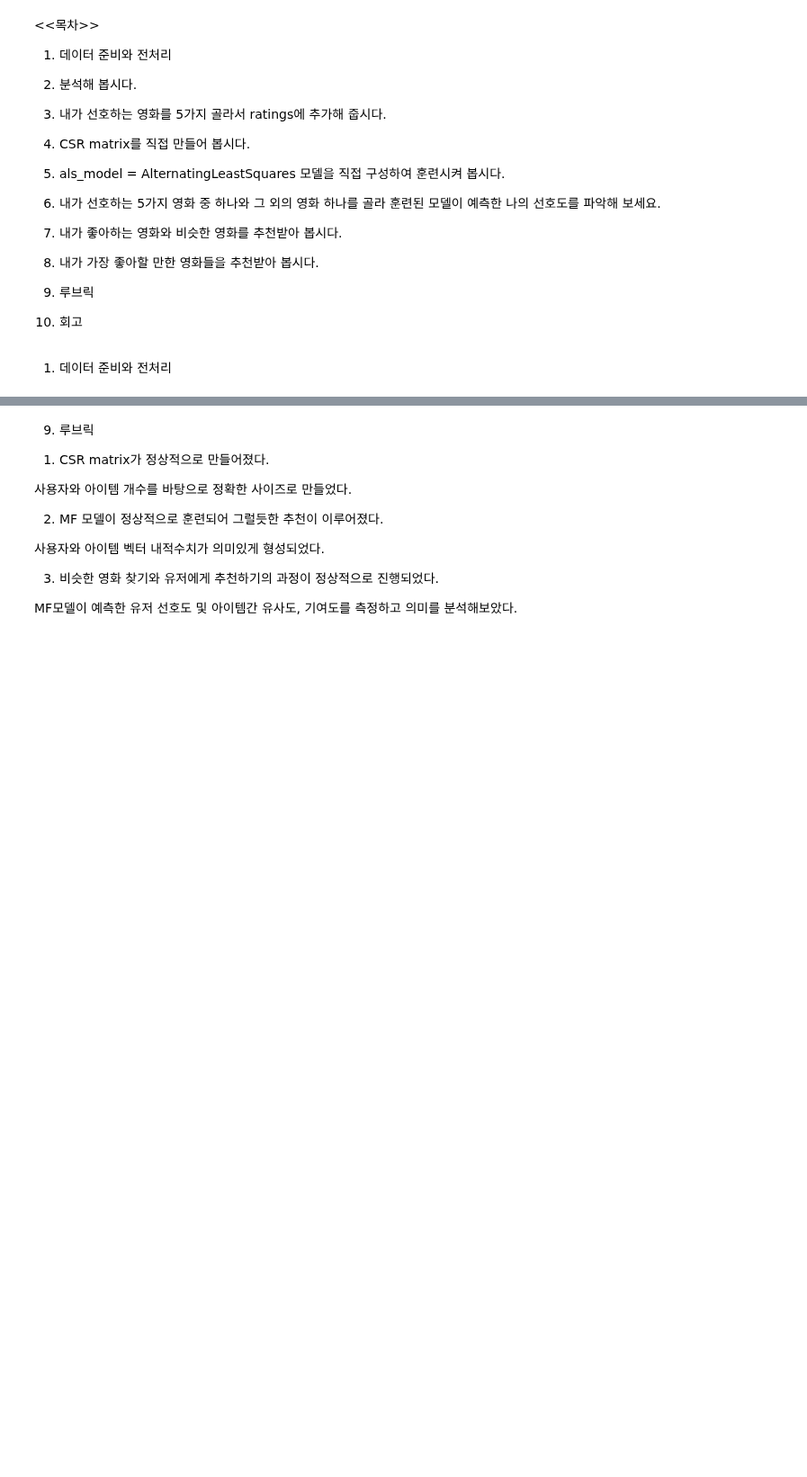
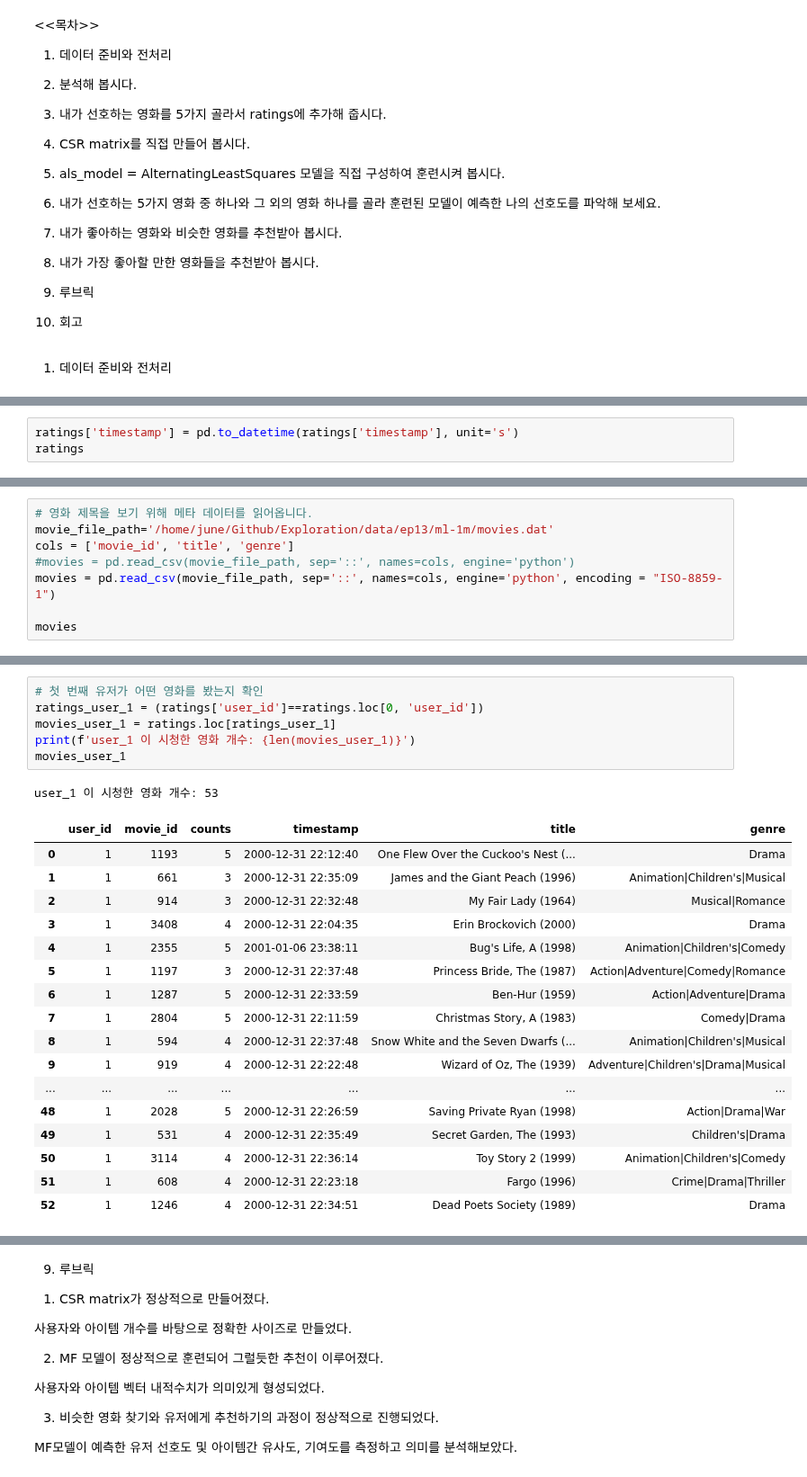
Before and after one commit to F100d4U/Exploration, a Jupyter notebook: [EP13]recommander.ipynb, the cells around one changed output, grey strips where cells are left out. Shown at 90% size. Saved outputs shown, nothing was run; the diff lists cells and outputs as text; blank space fills up the shorter version.

```diff
--- a/[EP13]recommander.ipynb
+++ b/[EP13]recommander.ipynb
@@ -27,0 +178,3 @@
+# %%
+ratings['timestamp'] = pd.to_datetime(ratings['timestamp'], unit='s')
+ratings
@@ -27,0 +247,8 @@
+# %%
+# 영화 제목을 보기 위해 메타 데이터를 읽어옵니다.
+movie_file_path='/home/june/Github/Exploration/data/ep13/ml-1m/movies.dat'
+cols = ['movie_id', 'title', 'genre']
+#movies = pd.read_csv(movie_file_path, sep='::', names=cols, engine='python')
+movies = pd.read_csv(movie_file_path, sep='::', names=cols, engine='python', encoding = "ISO-8859-1")
+
+movies
@@ -27,0 +395,25 @@
+# %%
+# 첫 번째 유저가 어떤 영화를 봤는지 확인
+ratings_user_1 = (ratings['user_id']==ratings.loc[0, 'user_id'])
+movies_user_1 = ratings.loc[ratings_user_1]
+print(f'user_1 이 시청한 영화 개수: {len(movies_user_1)}')
+movies_user_1
+# %% [output]
+user_1 이 시청한 영화 개수: 53
+|  | user_id | movie_id | counts | timestamp | title | genre |
+| 0 | 1 | 1193 | 5 | 2000-12-31 22:12:40 | One Flew Over the Cuckoo's Nest (... | Drama |
+| 1 | 1 | 661 | 3 | 2000-12-31 22:35:09 | James and the Giant Peach (1996) | Animation|Children's|Musical |
+| 2 | 1 | 914 | 3 | 2000-12-31 22:32:48 | My Fair Lady (1964) | Musical|Romance |
+| 3 | 1 | 3408 | 4 | 2000-12-31 22:04:35 | Erin Brockovich (2000) | Drama |
+| 4 | 1 | 2355 | 5 | 2001-01-06 23:38:11 | Bug's Life, A (1998) | Animation|Children's|Comedy |
+| 5 | 1 | 1197 | 3 | 2000-12-31 22:37:48 | Princess Bride, The (1987) | Action|Adventure|Comedy|Romance |
+| 6 | 1 | 1287 | 5 | 2000-12-31 22:33:59 | Ben-Hur (1959) | Action|Adventure|Drama |
+| 7 | 1 | 2804 | 5 | 2000-12-31 22:11:59 | Christmas Story, A (1983) | Comedy|Drama |
+| 8 | 1 | 594 | 4 | 2000-12-31 22:37:48 | Snow White and the Seven Dwarfs (... | Animation|Children's|Musical |
+| 9 | 1 | 919 | 4 | 2000-12-31 22:22:48 | Wizard of Oz, The (1939) | Adventure|Children's|Drama|Musical |
+| ... | ... | ... | ... | ... | ... | ... |
+| 48 | 1 | 2028 | 5 | 2000-12-31 22:26:59 | Saving Private Ryan (1998) | Action|Drama|War |
+| 49 | 1 | 531 | 4 | 2000-12-31 22:35:49 | Secret Garden, The (1993) | Children's|Drama |
+| 50 | 1 | 3114 | 4 | 2000-12-31 22:36:14 | Toy Story 2 (1999) | Animation|Children's|Comedy |
+| 51 | 1 | 608 | 4 | 2000-12-31 22:23:18 | Fargo (1996) | Crime|Drama|Thriller |
+| 52 | 1 | 1246 | 4 | 2000-12-31 22:34:51 | Dead Poets Society (1989) | Drama |
```
Also changed, not shown: parts of 62 cells of this notebook.
